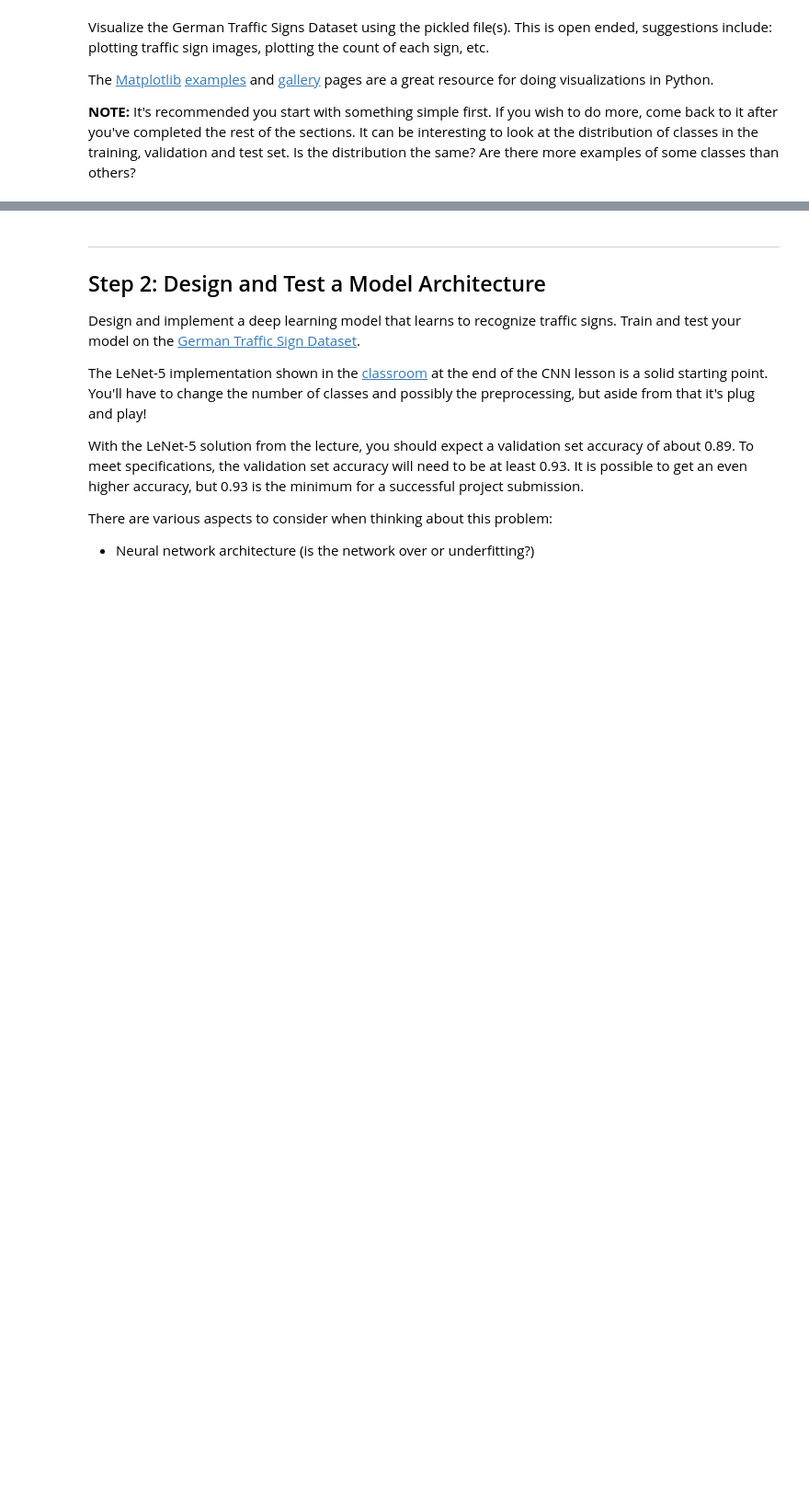
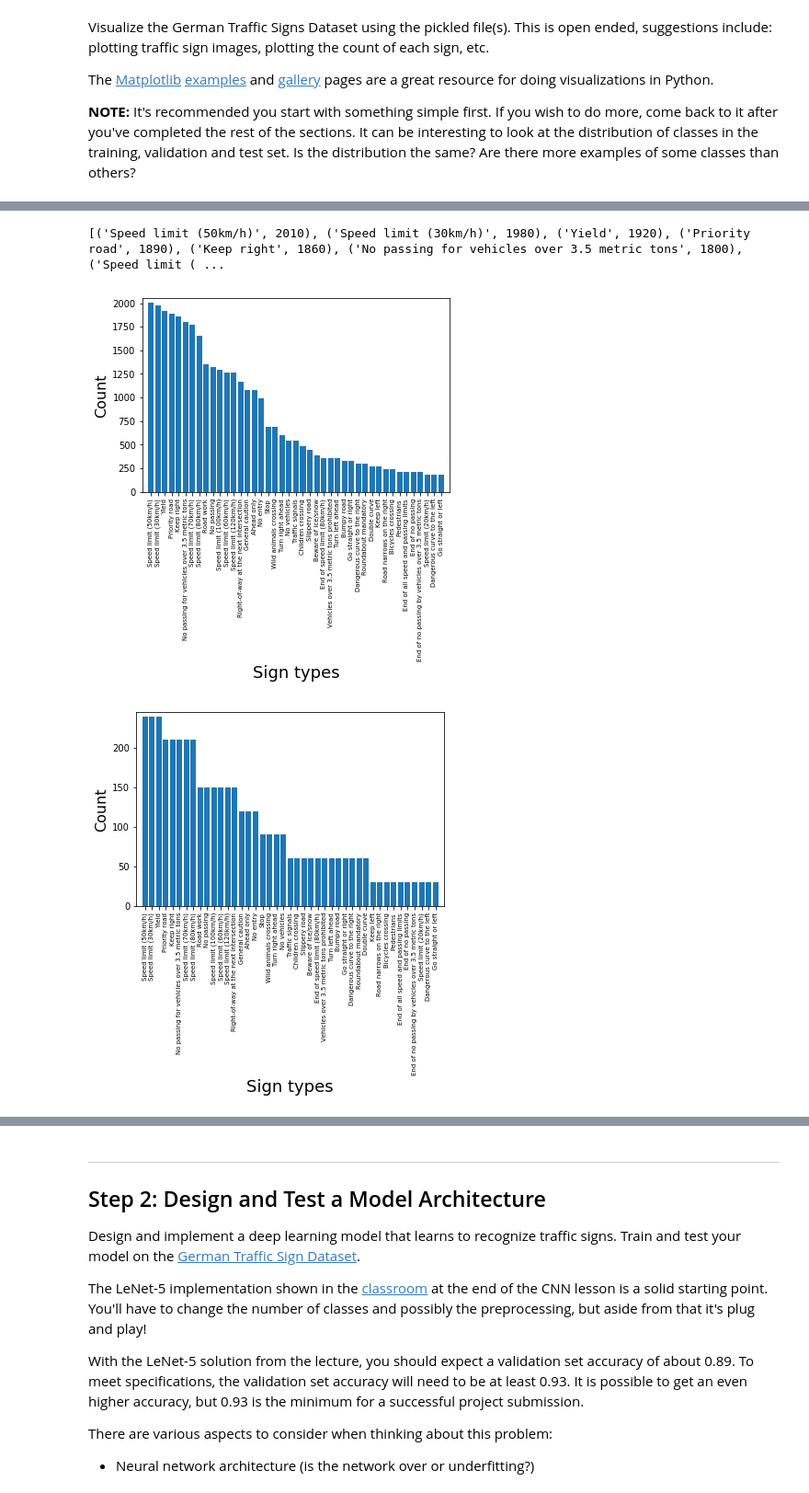
Before and after one commit to rjmoss/CarND-Traffic-Sign-Classifier-Project, a Jupyter notebook: Traffic_Sign_Classifier.ipynb, the cells around one changed output, grey strips where cells are left out. Shown at 92% size. Drawn from its saved outputs; the diff is of its cells as text; code cells hidden in the pictures; blank space fills up the shorter version.

```diff
--- a/Traffic_Sign_Classifier.ipynb
+++ b/Traffic_Sign_Classifier.ipynb
@@ -125,16 +129,14 @@ show_sample(X_train, y_train, signnames)
 # Pie chart(?) with count of each sign.
 from collections import Counter
 
-def visualize_distribution(data):
-    sign_count = Counter(data)
-    counts_sorted = sign_count.most_common()
-    counts = [x[1] for x in counts_sorted]
-    labels = [signnames[x[0]] for x in counts_sorted]
-
+def visualize_distribution(labels, counts):
     fig, ax = plt.subplots()
     plt.bar(range(len(counts)), counts)
     plt.xticks(range(len(counts)), labels, rotation='vertical')
     plt.margins(0.02)
     plt.subplots_adjust(bottom=0.15)
     plt.tick_params(axis='x', which='major', labelsize=7)
+    ax.set_xlabel('Sign types', fontsize=18)
+    ax.set_ylabel('Count', fontsize=16)
     plt.show()
+    return fig, ax
@@ -144,0 +143,23 @@ def visualize_distribution(data):
+# %%
+sign_count = Counter(y_train)
+counts_sorted = sign_count.most_common()
+counts = [x[1] for x in counts_sorted]
+labels = [signnames[x[0]] for x in counts_sorted]
+print(list(zip(labels, counts)))
+
+fig, ax = visualize_distribution(labels, counts)
+fig.savefig('./Writeup/train_distribution.jpg', bbox_inches='tight')
+
+sign_count = Counter(y_valid)
+counts = [sign_count[x[0]] for x in counts_sorted]
+fig, ax = visualize_distribution(labels, counts)
+fig.savefig('./Writeup/valid_distribution.jpg', bbox_inches='tight')
+
+sign_count = Counter(y_test)
+counts = [sign_count[x[0]] for x in counts_sorted]
+fig, ax = visualize_distribution(labels, counts)
+fig.savefig('./Writeup/test_distribution.jpg', bbox_inches='tight')
+# %% [output]
+[('Speed limit (50km/h)', 2010), ('Speed limit (30km/h)', 1980), ('Yield', 1920), ('Priority road', 1890), ('Keep right', 1860), ('No passing for vehicles over 3.5 metric tons', 1800), ('Speed limit ( ...
+[figure, added]
+[figure, added]
```
Also changed, not shown: parts of 18 cells of this notebook, 5 other files.
